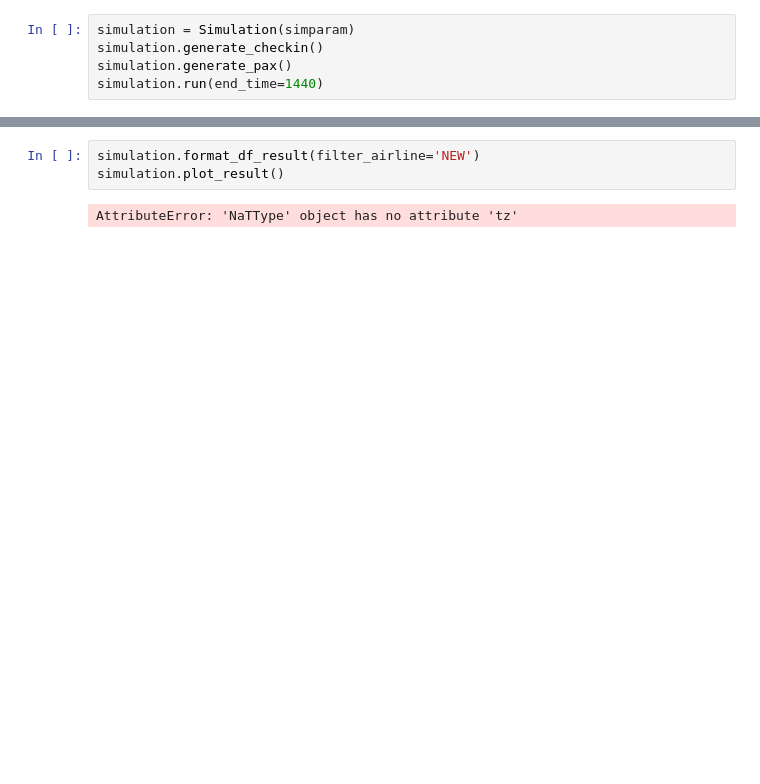
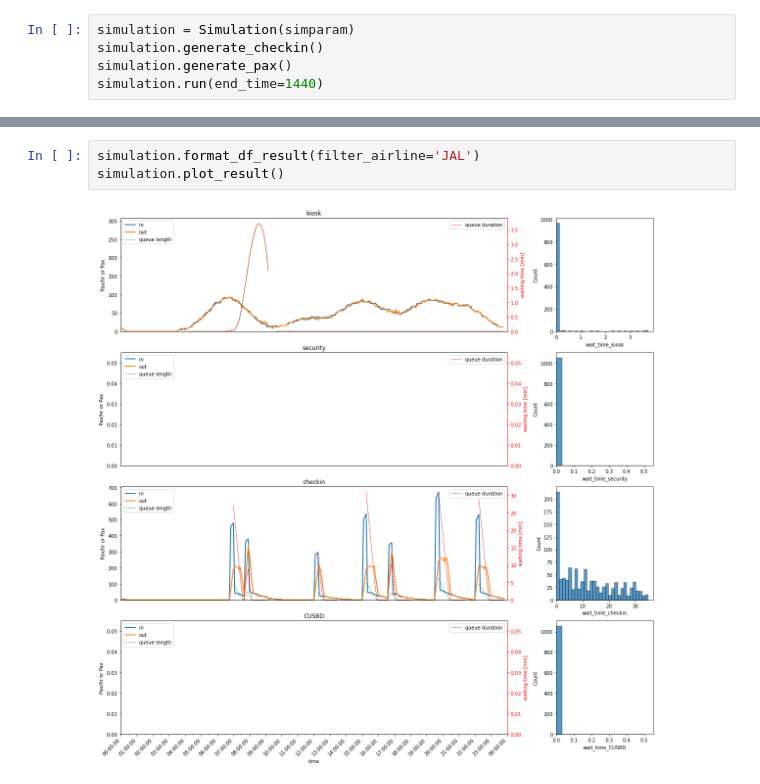
Before and after one commit to AntoineGlacet/KAPpaxsim, a Jupyter notebook: notebooks/stripped/antoine_4F-6k.ipynb, the cells around one changed output, grey strips where cells are left out. Saved outputs shown, nothing was run; the diff lists cells and outputs as text; blank space fills up the shorter version.

```diff
--- a/notebooks/stripped/antoine_4F-6k.ipynb
+++ b/notebooks/stripped/antoine_4F-6k.ipynb
@@ -78,5 +69,5 @@ simulation.plot_result()
 # %%
-simulation.format_df_result(filter_airline='NEW')
+simulation.format_df_result(filter_airline='JAL')
 simulation.plot_result()
 # %% [output]
-AttributeError: 'NaTType' object has no attribute 'tz'
+[figure, added]
```
Also changed, not shown: parts of 4 cells of this notebook, 1 other file.
